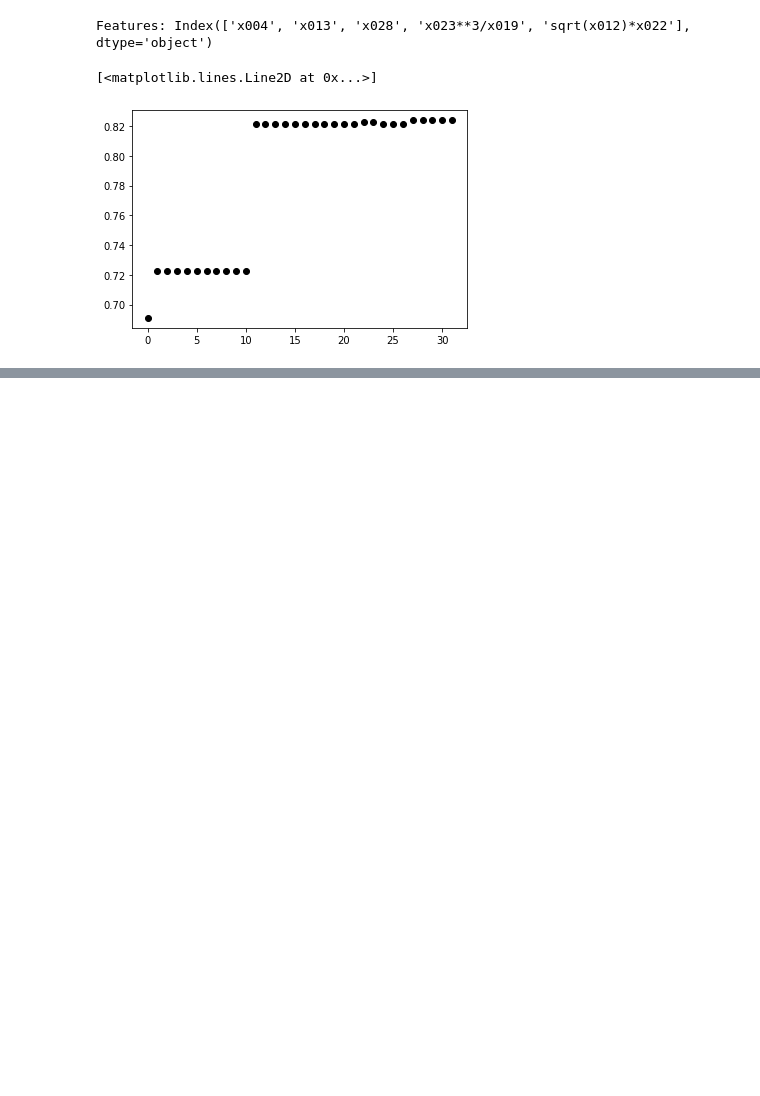
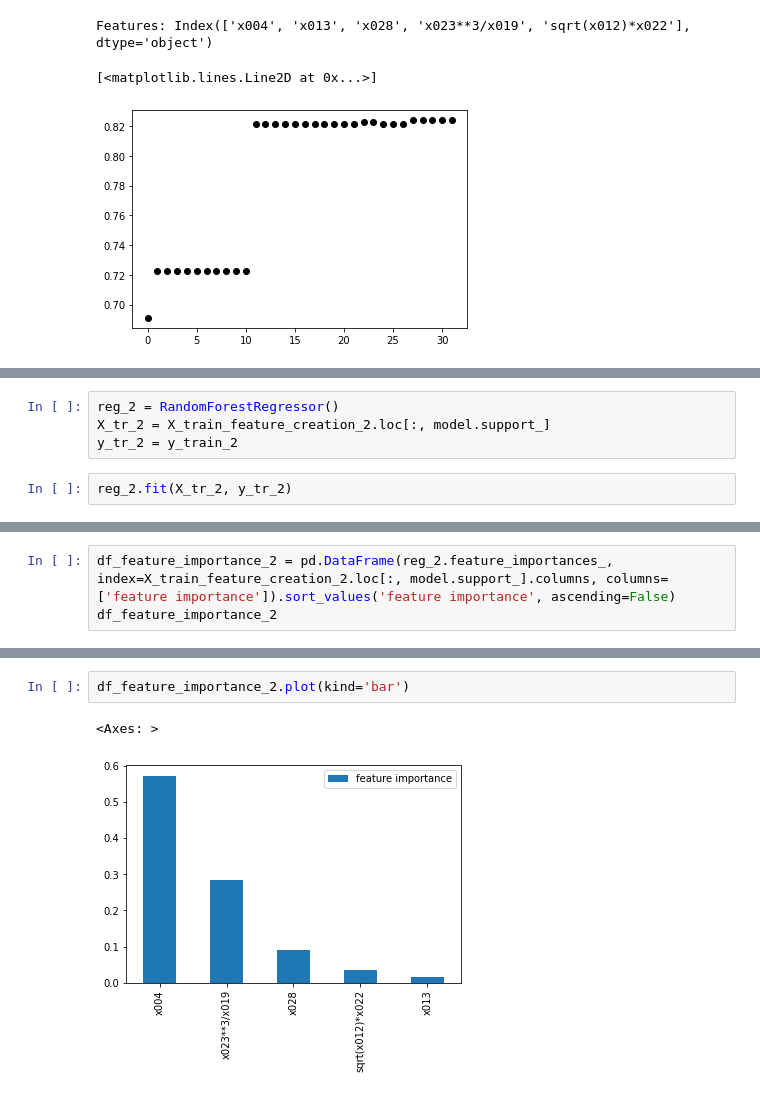
Before and after one commit to m19eremeeva/Course_tasks, a Jupyter notebook: Task_3/Task_3_Feature_engineering.ipynb, the cells around one changed output, grey strips where cells are left out. Cells and saved outputs as stored; diff of their text form; blank space fills up the shorter version.

```diff
--- a/Task_3/Task_3_Feature_engineering.ipynb
+++ b/Task_3/Task_3_Feature_engineering.ipynb
@@ -273,0 +299,6 @@ Features: Index(['x004', 'x013', 'x028', 'x023**3/x019', 'sqrt(x012)*x022'], dty
+# %%
+reg_2 = RandomForestRegressor()
+X_tr_2 = X_train_feature_creation_2.loc[:, model.support_]
+y_tr_2 = y_train_2
+# %%
+reg_2.fit(X_tr_2, y_tr_2)
@@ -273,0 +307,3 @@ Features: Index(['x004', 'x013', 'x028', 'x023**3/x019', 'sqrt(x012)*x022'], dty
+# %%
+df_feature_importance_2 = pd.DataFrame(reg_2.feature_importances_, index=X_train_feature_creation_2.loc[:, model.support_].columns, columns=['feature importance']).sort_values('feature importance', ascending=False)
+df_feature_importance_2
@@ -273,0 +317,5 @@ Features: Index(['x004', 'x013', 'x028', 'x023**3/x019', 'sqrt(x012)*x022'], dty
+# %%
+df_feature_importance_2.plot(kind='bar')
+# %% [output]
+<Axes: >
+[figure, added]
```
Also changed, not shown: parts of 8 cells of this notebook.
